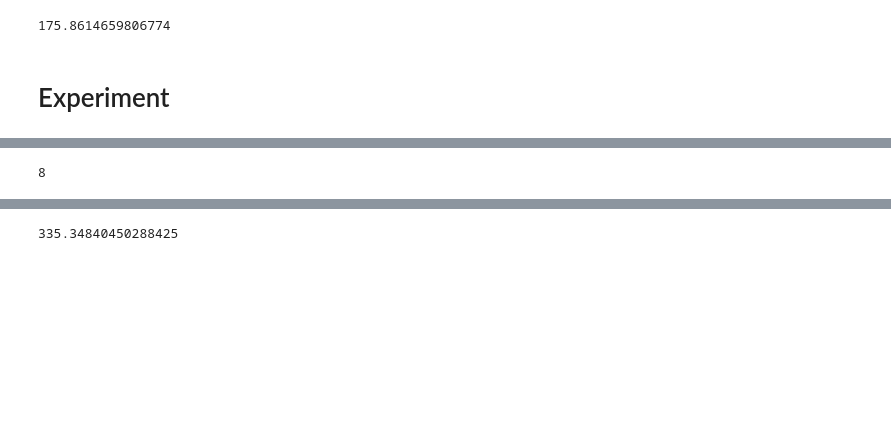
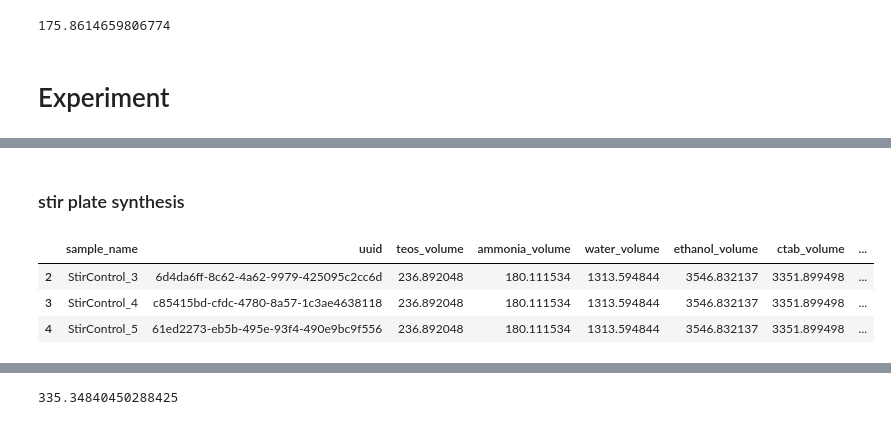
Before and after one commit to pozzo-research-group/silica-np-synthesis, a Jupyter notebook: mesoporous/2025_04_14_MesoporousReproducibility/2025_04_15_MesoporousReproducibility.ipynb, the cells around one changed output, grey strips where cells are left out. Saved outputs shown, nothing was run; the diff lists cells and outputs as text; code cells hidden in the pictures; blank space fills up the shorter version.

```diff
--- a/mesoporous/2025_04_14_MesoporousReproducibility/2025_04_15_MesoporousReproducibility.ipynb
+++ b/mesoporous/2025_04_14_MesoporousReproducibility/2025_04_15_MesoporousReproducibility.ipynb
@@ -251,4 +235,11 @@ sample_table_batch5
+# %% [markdown]
+### stir plate synthesis
+# %%
+sample_table_stir = sample_table.iloc[2:5]
 # %%
-len(sample_table_batch5)
+sample_table_stir
 # %% [output]
-8
+|  | sample_name | uuid | teos_volume | ammonia_volume | water_volume | ethanol_volume | ctab_volume | ... |
+| 2 | StirControl_3 | 6d4da6ff-8c62-4a62-9979-425095c2cc6d | 236.892048 | 180.111534 | 1313.594844 | 3546.832137 | 3351.899498 | ... |
+| 3 | StirControl_4 | c85415bd-cfdc-4780-8a57-1c3ae4638118 | 236.892048 | 180.111534 | 1313.594844 | 3546.832137 | 3351.899498 | ... |
+| 4 | StirControl_5 | 61ed2273-eb5b-495e-93f4-490e9bc9f556 | 236.892048 | 180.111534 | 1313.594844 | 3546.832137 | 3351.899498 | ... |
```
Also changed, not shown: parts of 20 cells of this notebook, 1 other file.
